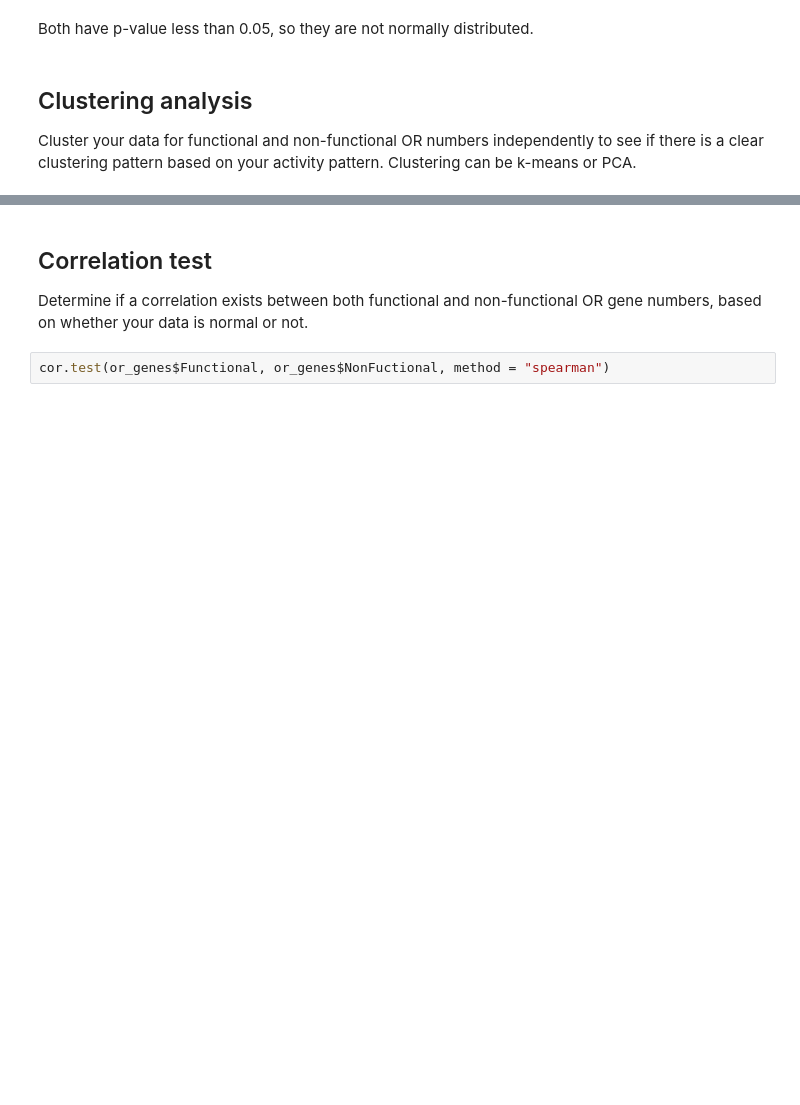
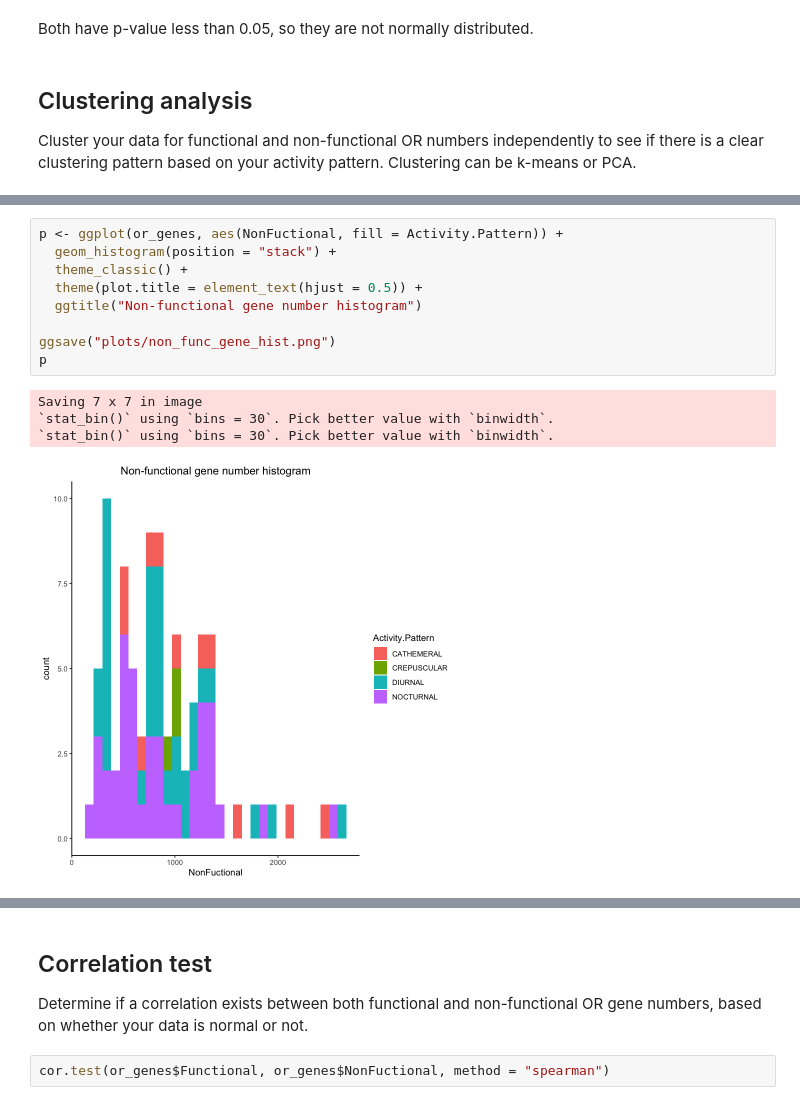
Before and after one commit to Takkoona/BIOL40540_final_assessment, a Jupyter notebook: 1_required_analysis.ipynb, the cells around one changed output, grey strips where cells are left out. Drawn from its saved outputs; the diff is of its cells as text; blank space fills up the shorter version.

```diff
--- a/1_required_analysis.ipynb
+++ b/1_required_analysis.ipynb
@@ -108,0 +82,14 @@ plot_kmeans_result <- function(or_genes, cluster_range, gene_type) {
+# %%
+p <- ggplot(or_genes, aes(NonFuctional, fill = Activity.Pattern)) +
+  geom_histogram(position = "stack") +
+  theme_classic() +
+  theme(plot.title = element_text(hjust = 0.5)) +
+  ggtitle("Non-functional gene number histogram")
+
+ggsave("plots/non_func_gene_hist.png")
+p
+# %% [output]
+Saving 7 x 7 in image
+`stat_bin()` using `bins = 30`. Pick better value with `binwidth`.
+`stat_bin()` using `bins = 30`. Pick better value with `binwidth`.
+[figure, added]
```
Also changed, not shown: parts of 16 cells of this notebook, 3 other files.
